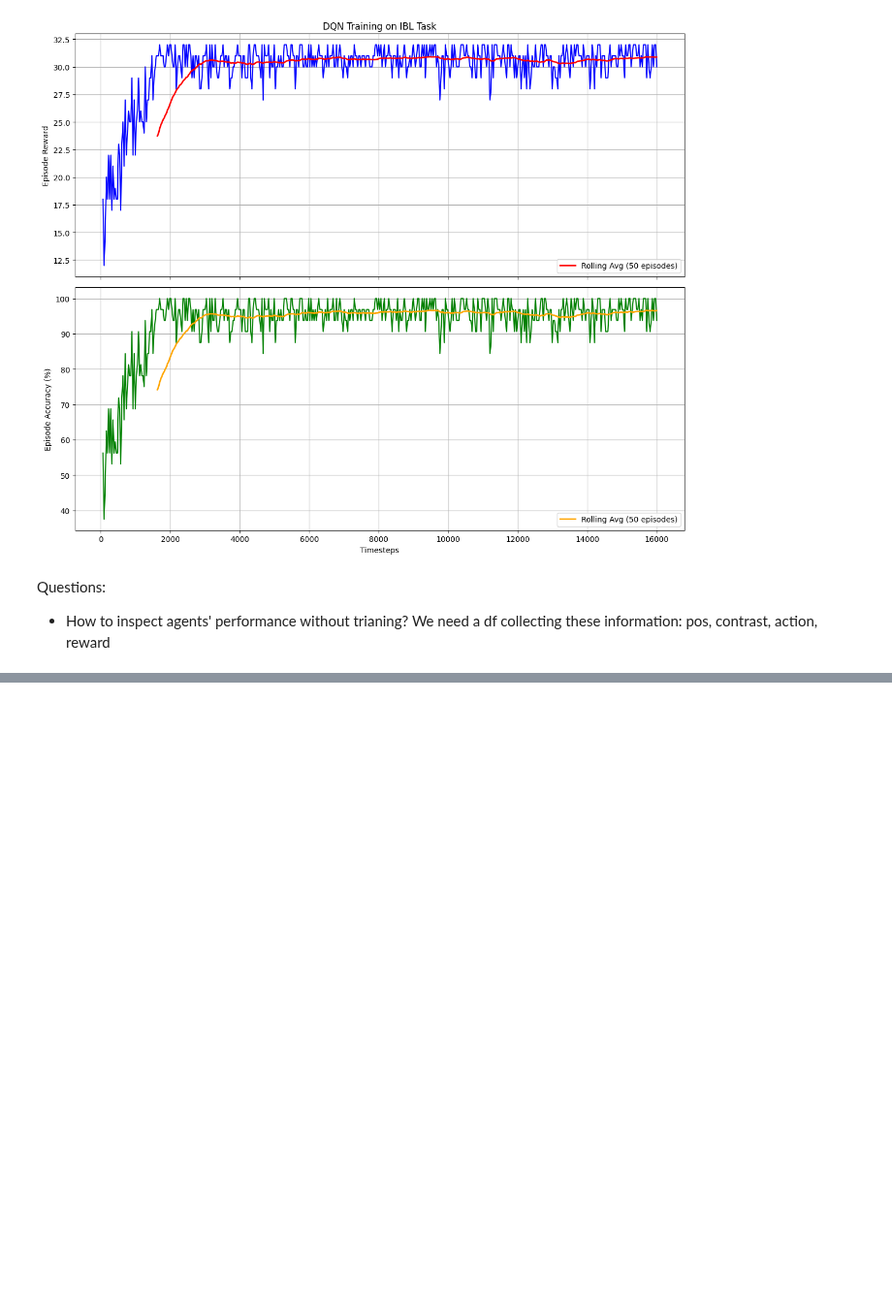
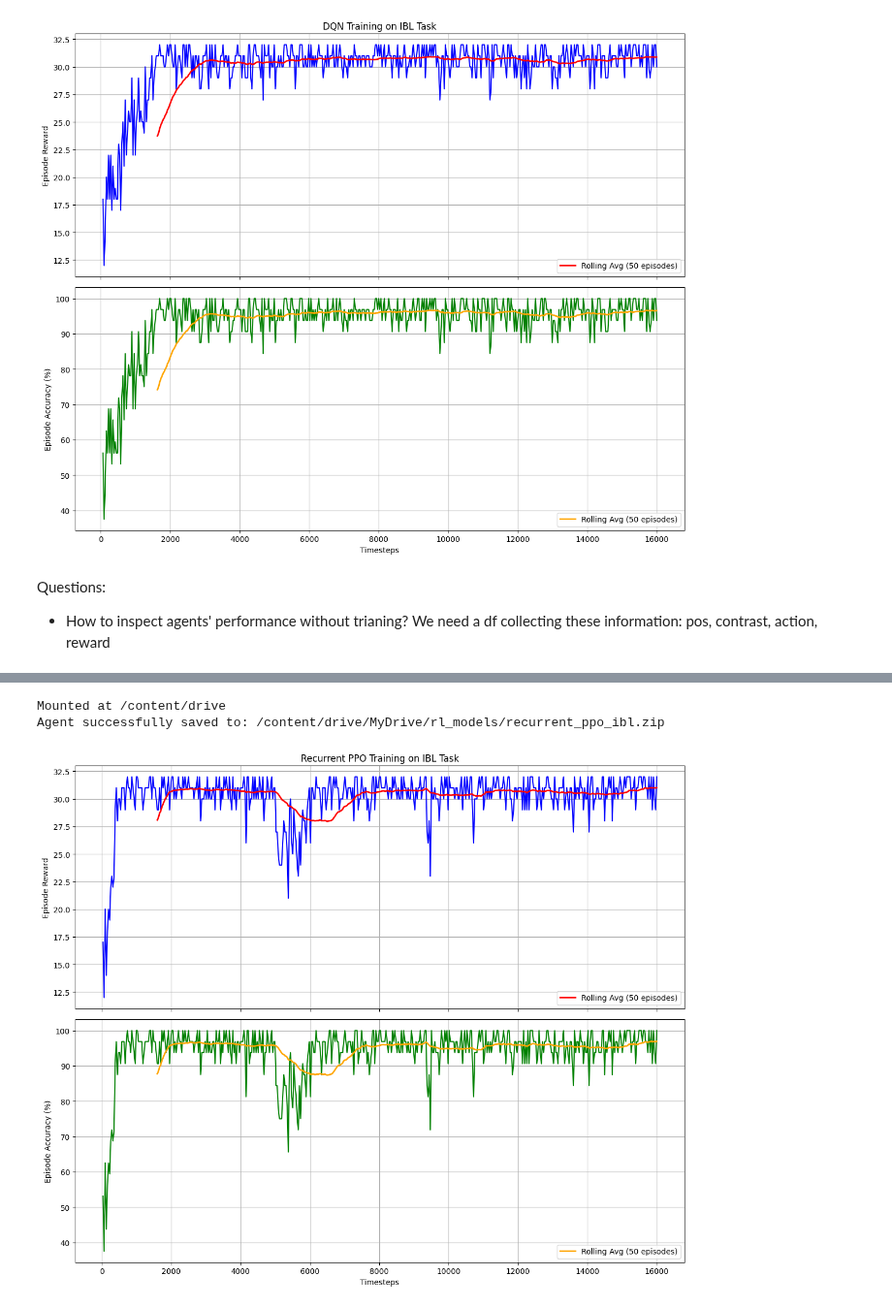
Before and after one commit to ellen-ying/NMA2026, a Jupyter notebook: projects/mouse_rl.ipynb, the cells around one changed output, grey strips where cells are left out. Shown at 97% size. Cells and saved outputs as stored; diff of their text form; code cells hidden in the pictures; blank space fills up the shorter version.

Commit message:
Added Recurrent PPO agent

```diff
--- a/projects/mouse_rl.ipynb
+++ b/projects/mouse_rl.ipynb
@@ -724,0 +743,10 @@ Questions:
+# %%
+recurrent_dir = "./tmp/gym/recurrent_ppo_experiment/"
+os.makedirs(recurrent_dir, exist_ok=True)
+recurrent_env = IBL(right_prob=0.8, episode_steps=32)
+monitored_recurrent_env = Monitor(recurrent_env, recurrent_dir)
+
+# policy specification
+policy_kwargs = dict(
+    net_arch=[50, 50]  # Two hidden layers with 50 neurons each
+)
@@ -724,0 +805,23 @@ Questions:
+# %%
+from google.colab import drive
+
+# Mount Google Drive to /content/drive
+drive.mount('/content/drive')
+
+# Create a dedicated directory in your Google Drive for your models
+save_dir = "/content/drive/MyDrive/rl_models/"
+os.makedirs(save_dir, exist_ok=True)
+
+# Assuming 'agent' is your RecurrentPPO or DQN model
+model_path = os.path.join(save_dir, "recurrent_ppo_ibl")
+
+# Save the agent directly to your Google Drive
+agent.save(model_path)
+print(f"Agent successfully saved to: {model_path}.zip")
+# %% [output]
+Mounted at /content/drive
+Agent successfully saved to: /content/drive/MyDrive/rl_models/recurrent_ppo_ibl.zip
+# %%
+plot_training_results(recurrent_dir, "Recurrent PPO Training on IBL Task")
+# %% [output]
+[figure, added]
```
Also changed, not shown: parts of 5 cells of this notebook.
